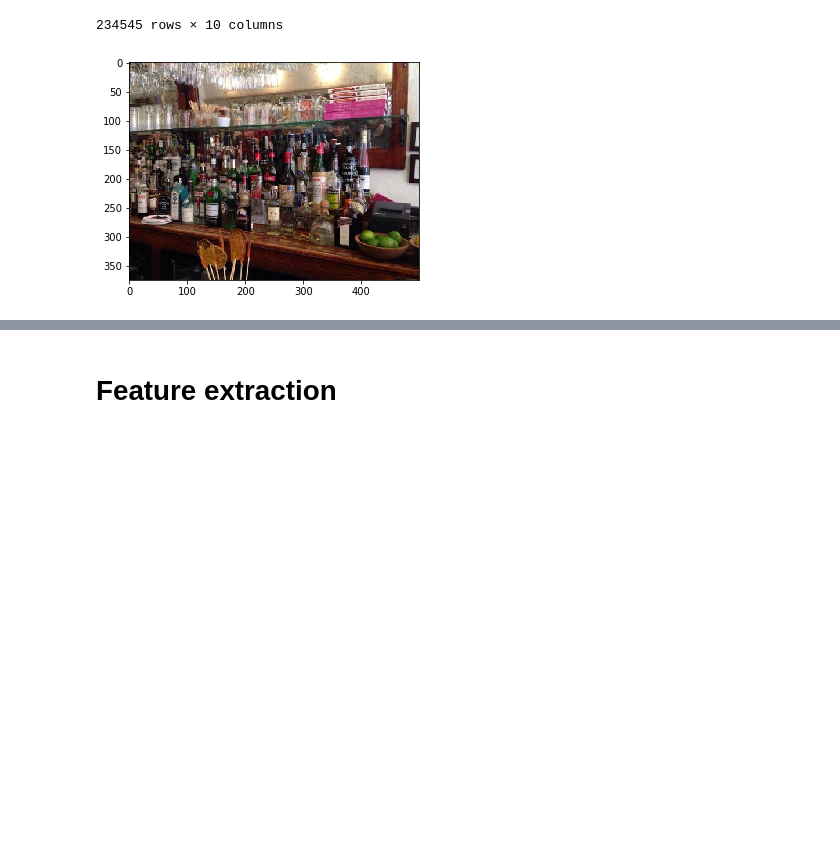
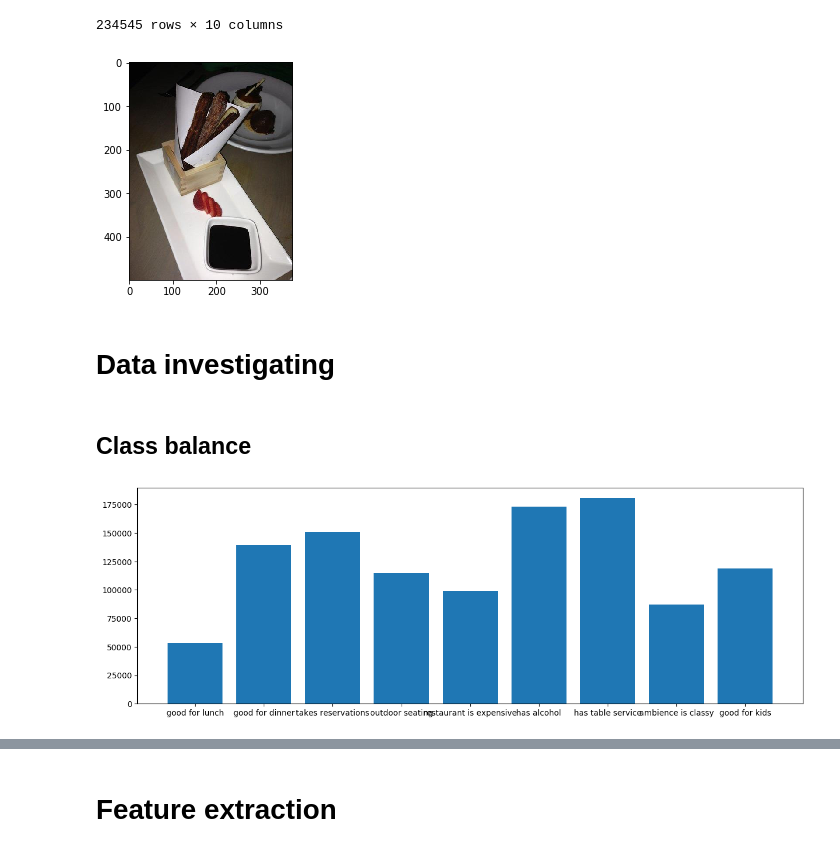
Before and after one commit to Midren/yelp_photo_classification, a Jupyter notebook: yelp_classification.ipynb, the cells around one changed output, grey strips where cells are left out. Drawn from its saved outputs; the diff is of its cells as text; code cells hidden in the pictures; blank space fills up the shorter version.

```diff
--- a/yelp_classification.ipynb
+++ b/yelp_classification.ipynb
@@ -2,7 +2,12 @@
 import numpy as np
 import pandas as pd
 import cv2
+import seaborn as sns
 import matplotlib.pyplot as plt
+import matplotlib
+%matplotlib inline
+matplotlib.rcParams['figure.dpi']= 100
+matplotlib.rcParams['figure.figsize'] = 15, 5
 # %% [markdown]
 # Read data
 # %%
@@ -68,6 +73,12 @@ Business attributes, that corresponds to labels:
 7: ambience_is_classy
 
 8: good_for_kids
+# %%
+labels_str = [
+    "good for lunch", "good for dinner", "takes reservations",
+    "outdoor seating", "restaurant is expensive", "has alcohol",
+    "has table service", "ambience is classy", "good for kids"
+]
 # %%
 LABELS_NUM = 9
 # %%
@@ -106,4 +117,19 @@ def get_img(img_id):
 # %%
 show_image(get_img(int(df.sample(1).photo_id)))
 # %% [output]
-[figure, old version]
+[figure, new version]
+# %% [markdown]
+# Data investigating
+# %% [markdown]
+## Class balance
+# %%
+def show_classes_count(df):
+    labels = df.drop(columns=["photo_id"])
+    labels_count = []
+    for i in range(LABELS_NUM):
+        labels_count.append(df[i].sum())
+    plt.bar(x=range(LABELS_NUM), height=labels_count, tick_label=labels_str)
+# %%
+show_classes_count(df)
+# %% [output]
+[figure, added]
```
Also changed, not shown: parts of 5 cells of this notebook.
